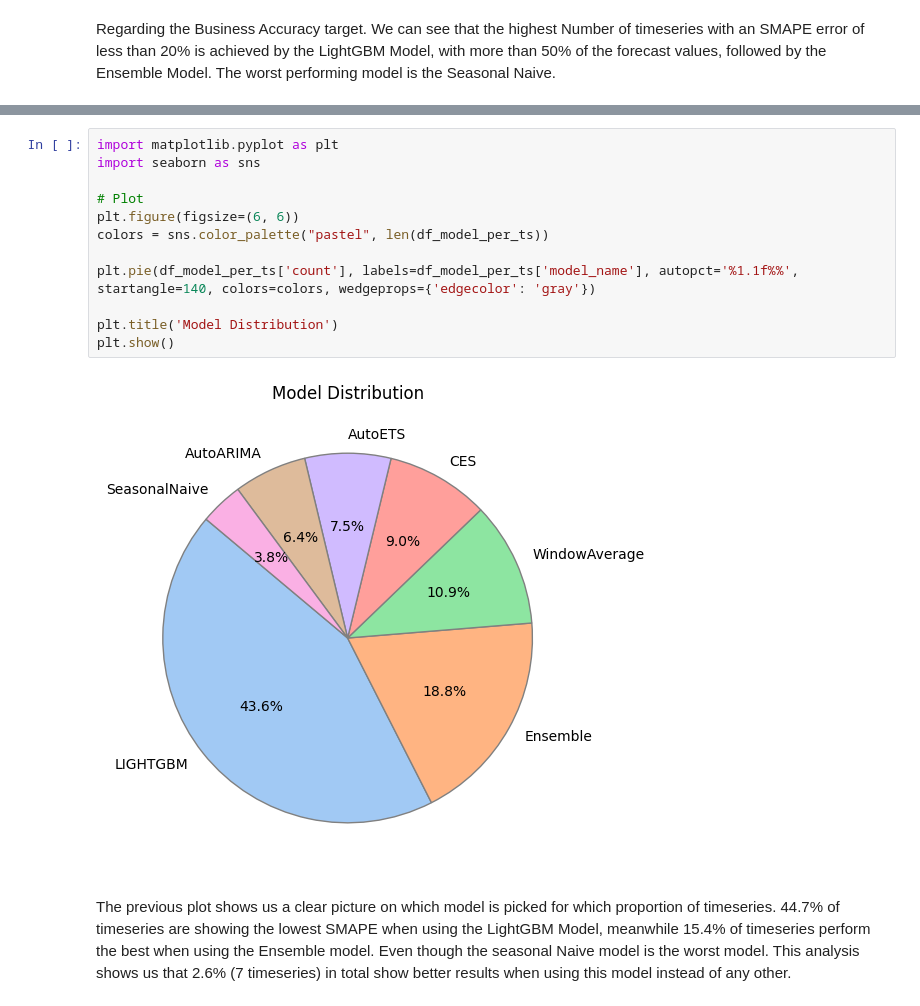
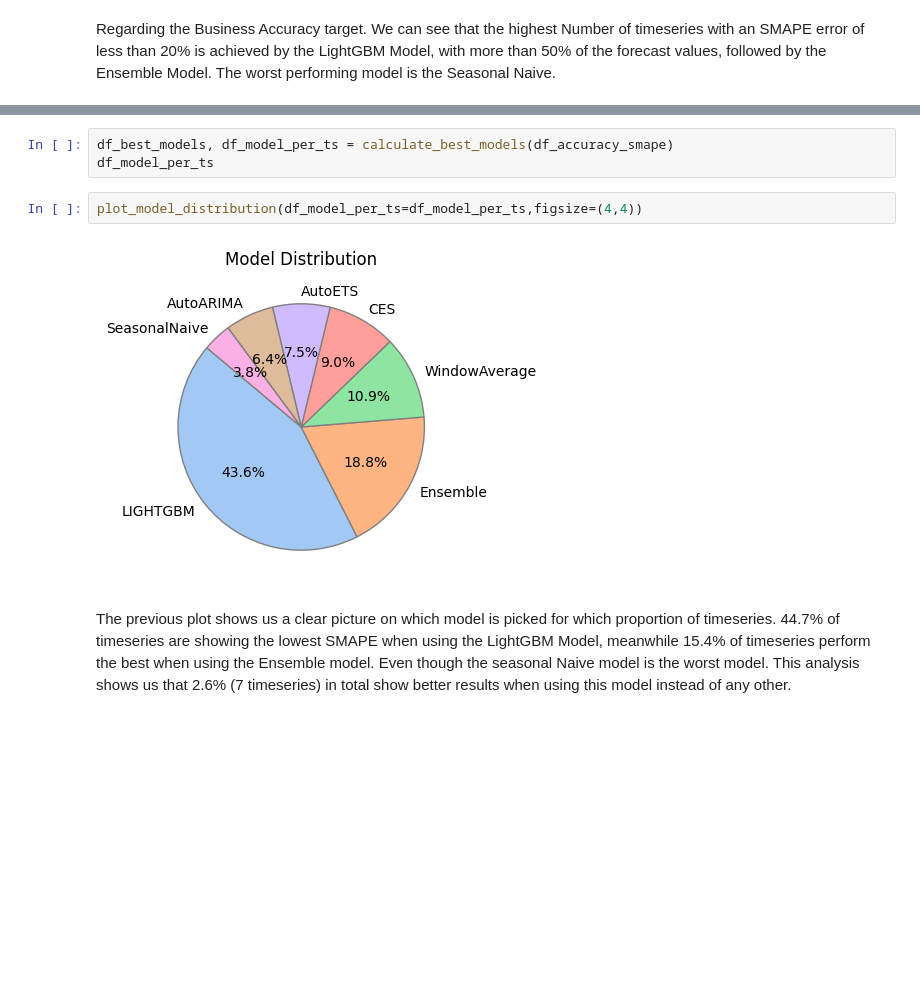
Before and after one commit to john2408/project_data_analytics, a Jupyter notebook: reports/report.ipynb, the cells around one changed output, grey strips where cells are left out. Cells and saved outputs as stored; diff of their text form; blank space fills up the shorter version.

```diff
--- a/reports/report.ipynb
+++ b/reports/report.ipynb
@@ -470,17 +406,10 @@ df_model_per_ts  = df_best_models['model_name'].value_counts().to_frame().reset_
-# %%
-import matplotlib.pyplot as plt
-import seaborn as sns
-
-# Plot
-plt.figure(figsize=(6, 6))
-colors = sns.color_palette("pastel", len(df_model_per_ts))
-
-plt.pie(df_model_per_ts['count'], labels=df_model_per_ts['model_name'], autopct='%1.1f%%', startangle=140, colors=colors, wedgeprops={'edgecolor': 'gray'})
-
-plt.title('Model Distribution')
-plt.show()
-# %% [output]
-[figure, removed]
+# %%
+df_best_models, df_model_per_ts = calculate_best_models(df_accuracy_smape)
+df_model_per_ts
+# %%
+plot_model_distribution(df_model_per_ts=df_model_per_ts,figsize=(4,4))
+# %% [output]
+[figure, added]
 # %% [markdown]
 The previous plot shows us a clear picture on which model is picked for which proportion of timeseries. 44.7% of timeseries are showing the lowest SMAPE when using the LightGBM Model, meanwhile 15.4% of timeseries perform the best when using the Ensemble model. Even though the seasonal Naive model is the worst model. This analysis shows us that 2.6% (7 timeseries) in total show better results when using this model instead of any other.
 # %% [markdown]
```
Also changed, not shown: parts of 24 cells of this notebook, 5 other files.
